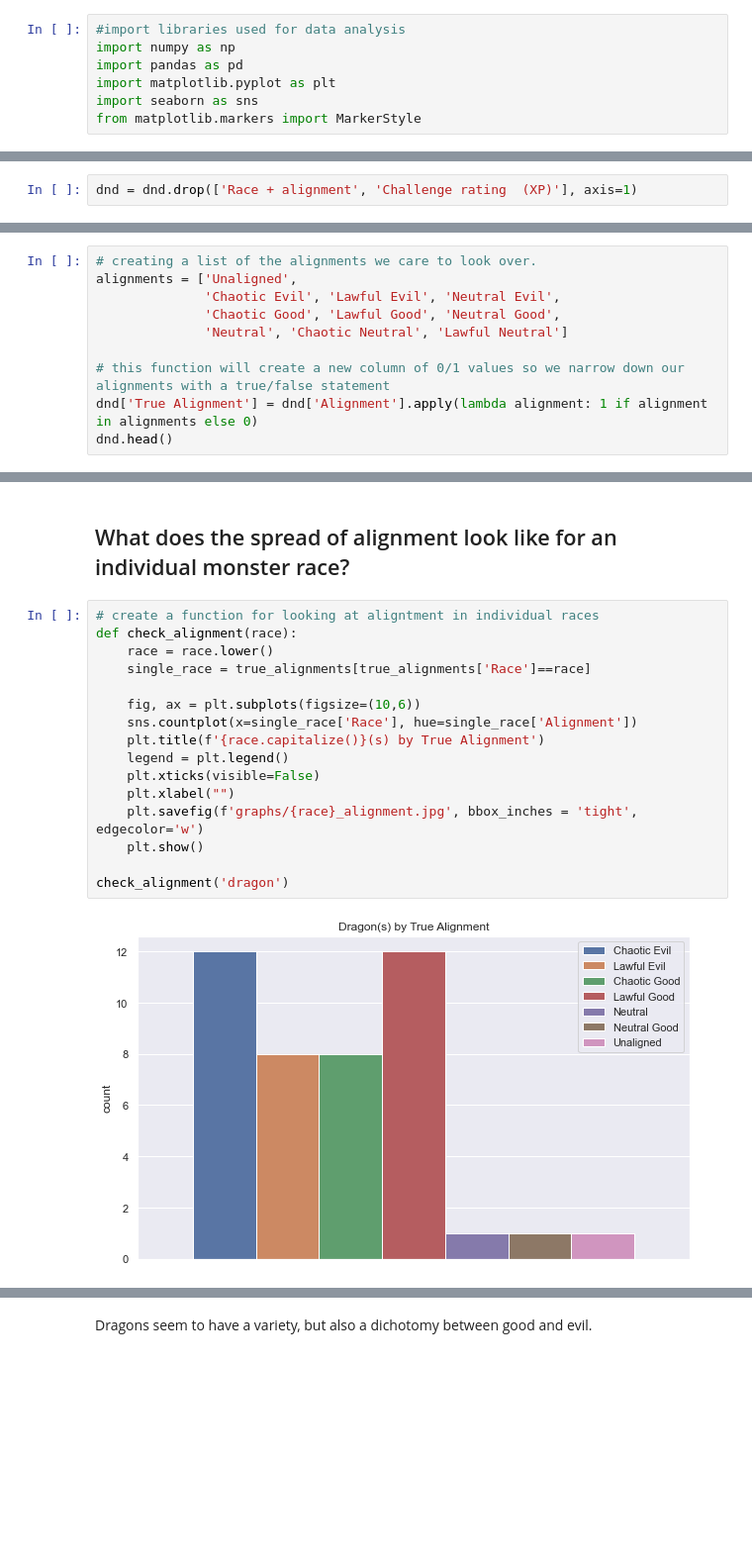
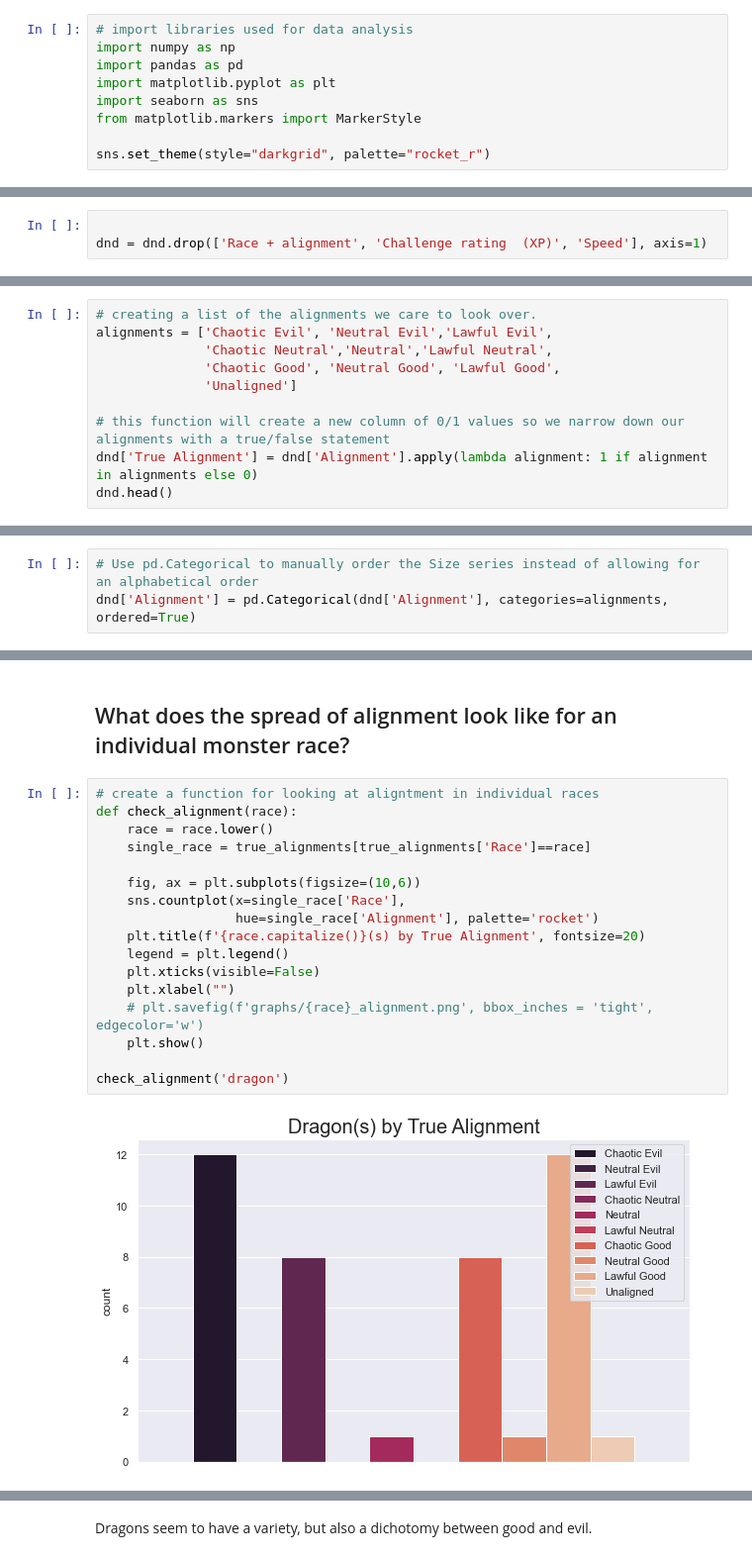
Before and after one commit to dmm4613/dnd-eda, a Jupyter notebook: dnd-eda.ipynb, the cells around one changed output, grey strips where cells are left out. Shown at 99% size. Cells and saved outputs as stored; diff of their text form; blank space fills up the shorter version.

```diff
--- a/dnd-eda.ipynb
+++ b/dnd-eda.ipynb
@@ -14,8 +18,10 @@
 # %%
-#import libraries used for data analysis
+# import libraries used for data analysis
 import numpy as np
 import pandas as pd
 import matplotlib.pyplot as plt
 import seaborn as sns
 from matplotlib.markers import MarkerStyle
+
+sns.set_theme(style="darkgrid", palette="rocket_r")
 # %%
@@ -72,5 +76,6 @@ dnd['HP'] = dnd['HP'].apply(lambda x: int(x.split(' (')[0]))
 # %%
-dnd = dnd.drop(['Race + alignment', 'Challenge rating  (XP)'], axis=1)
+
+dnd = dnd.drop(['Race + alignment', 'Challenge rating  (XP)', 'Speed'], axis=1)
 # %%
 dnd.head()
 # %% [output]
@@ -155,10 +170,10 @@ Name: Alignment, dtype: int64
 There are 9 alignments (and unaligned) that we care about, so let's take a look at just the basic alignments
 # %%
 # creating a list of the alignments we care to look over.
-alignments = ['Unaligned',
-              'Chaotic Evil', 'Lawful Evil', 'Neutral Evil',
-              'Chaotic Good', 'Lawful Good', 'Neutral Good',
-              'Neutral', 'Chaotic Neutral', 'Lawful Neutral']
+alignments = ['Chaotic Evil', 'Neutral Evil','Lawful Evil',
+              'Chaotic Neutral','Neutral','Lawful Neutral',
+              'Chaotic Good', 'Neutral Good', 'Lawful Good',
+              'Unaligned']
 
 # this function will create a new column of 0/1 values so we narrow down our alignments with a true/false statement
 dnd['True Alignment'] = dnd['Alignment'].apply(lambda alignment: 1 if alignment in alignments else 0)
@@ -182 +190,4 @@ array(['Lawful Evil', 'Any Alignment', 'Chaotic Evil', 'Chaotic Good',
+# %%
+# Use pd.Categorical to manually order the Size series instead of allowing for an alphabetical order
+dnd['Alignment'] = pd.Categorical(dnd['Alignment'], categories=alignments, ordered=True)
 # %%
@@ -199,18 +209,19 @@ Beasts look to fall mostly in the unaligned category which seems to make sense.
 # %%
 # create a function for looking at aligntment in individual races
 def check_alignment(race):
     race = race.lower()
     single_race = true_alignments[true_alignments['Race']==race]
 
     fig, ax = plt.subplots(figsize=(10,6))
-    sns.countplot(x=single_race['Race'], hue=single_race['Alignment'])
-    plt.title(f'{race.capitalize()}(s) by True Alignment')
+    sns.countplot(x=single_race['Race'],
+                  hue=single_race['Alignment'], palette='rocket')
+    plt.title(f'{race.capitalize()}(s) by True Alignment', fontsize=20)
     legend = plt.legend()
     plt.xticks(visible=False)
     plt.xlabel("")
-    plt.savefig(f'graphs/{race}_alignment.jpg', bbox_inches = 'tight', edgecolor='w')
+    # plt.savefig(f'graphs/{race}_alignment.png', bbox_inches = 'tight', edgecolor='w')
     plt.show()
 
 check_alignment('dragon')
 # %% [output]
-[figure, old version]
+[figure, new version]
```
Also changed, not shown: parts of 41 cells of this notebook.
